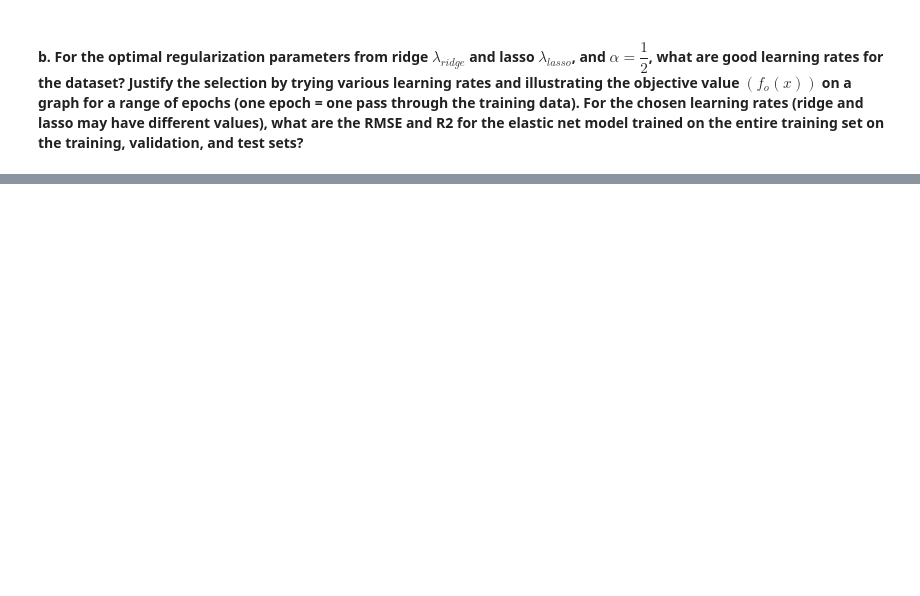
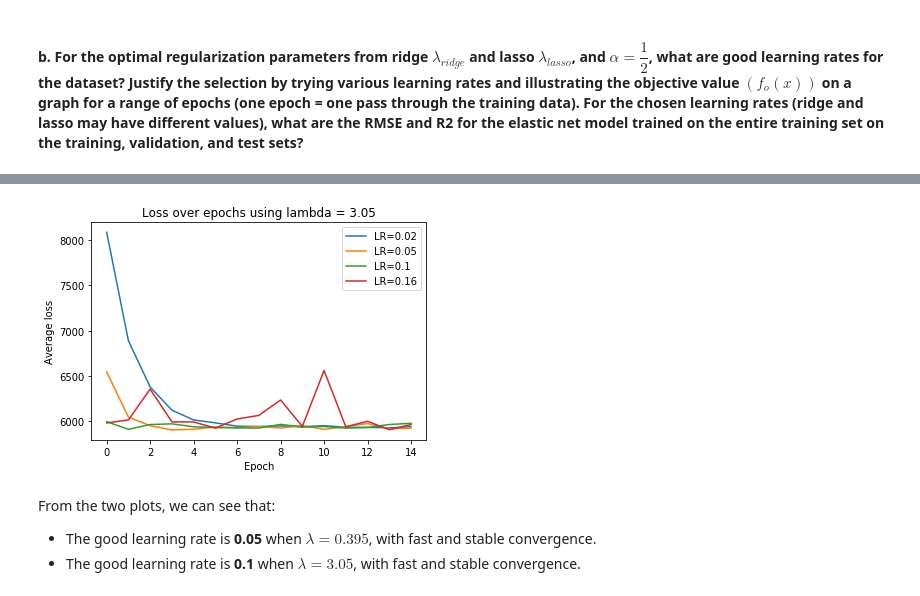
Before and after one commit to Leon-624/ML_HW, a Jupyter notebook: ML_HW1/ML_HW1_Linear_Reg.ipynb, the cells around one changed output, grey strips where cells are left out. Drawn from its saved outputs; the diff is of its cells as text; code cells hidden in the pictures; blank space fills up the shorter version.

```diff
--- a/ML_HW1/ML_HW1_Linear_Reg.ipynb
+++ b/ML_HW1/ML_HW1_Linear_Reg.ipynb
@@ -469,0 +474,25 @@ plt.show()
+# %%
+# Try learning rates with optimal lambda of lasso
+w = np.random.rand(X_train_itcpt.shape[1])
+alpha = 0.5
+lambda_ = 3.05
+learning_rates = [0.02, 0.05, 0.1, 0.16]
+batch_size = 500
+epochs = 15
+losses_w_learning_rate = [train_w_elastic_net(X_train_itcpt, y_train, w, lambda_, alpha, learning_rate, batch_size, epochs, True)
+                         for learning_rate in learning_rates]
+
+ax = plt.gca()
+lineObjects_lasso_lambda = ax.plot(list(range(epochs)), np.array(losses_w_learning_rate).T)
+plt.xlabel('Epoch')
+plt.ylabel('Average loss')
+plt.title('Loss over epochs using lambda = 3.05')
+ax.legend(lineObjects_lasso_lambda, ['LR=0.02', 'LR=0.05', 'LR=0.1', 'LR=0.16'])
+
+plt.show()
+# %% [output]
+[figure, added]
+# %% [markdown]
+From the two plots, we can see that:
+* The good learning rate is **0.05** when $\lambda = 0.395$, with fast and stable convergence.
+* The good learning rate is **0.1** when $\lambda = 3.05$, with fast and stable convergence.
```
Also changed, not shown: parts of 22 cells of this notebook.
